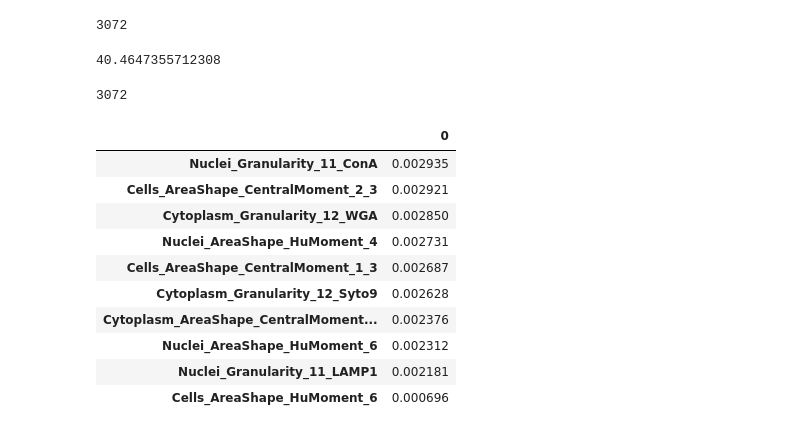
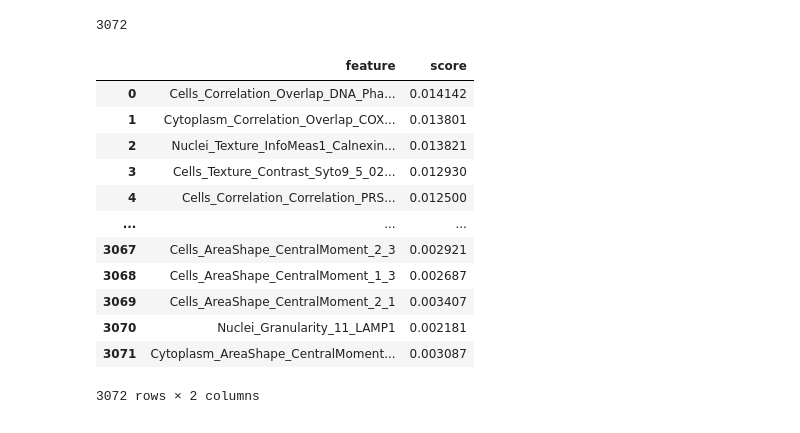
Before and after one commit to MerajRamezani/SABER_Pilot_data_analysis, a Jupyter notebook: SABER/8_PCA_feature_importance.ipynb, the cells around one changed output. Drawn from its saved outputs; the diff is of its cells as text; code cells hidden in the pictures.

```diff
--- a/SABER/8_PCA_feature_importance.ipynb
+++ b/SABER/8_PCA_feature_importance.ipynb
@@ -91,29 +94,28 @@ len(feature_dic)
 # %% [output]
 3072
 # %%
+# Sum up all the feature importance scores from each PC to calculate a final feature importance score
 feature_scores = {}
 added_values = 0
 for feature in feature_dic.keys():
     feature_scores[feature] = sum(feature_dic[feature])
     added_values += sum(feature_dic[feature])
-print(added_values)
 
 feature_scores_df = pd.DataFrame.from_dict(feature_scores, orient='index')
-len(feature_scores)
+feature_scores_df = feature_scores_df.reset_index().rename({"index":"feature",0:"score"},axis=1)
+feature_scores_df.to_csv(os.path.join(output_folder,'Hela_SABER_pilot_PCA_derived_feature_importance_scores.csv'),index = False)
+feature_scores_df
 # %% [output]
+|  | feature | score |
+| 0 | Cells_Correlation_Overlap_DNA_Pha... | 0.014142 |
+| 1 | Cytoplasm_Correlation_Overlap_COX... | 0.013801 |
+| 2 | Nuclei_Texture_InfoMeas1_Calnexin... | 0.013821 |
+| 3 | Cells_Texture_Contrast_Syto9_5_02... | 0.012930 |
+| 4 | Cells_Correlation_Correlation_PRS... | 0.012500 |
+| ... | ... | ... |
+| 3067 | Cells_AreaShape_CentralMoment_2_3 | 0.002921 |
+| 3068 | Cells_AreaShape_CentralMoment_1_3 | 0.002687 |
+| 3069 | Cells_AreaShape_CentralMoment_2_1 | 0.003407 |
+| 3070 | Nuclei_Granularity_11_LAMP1 | 0.002181 |
+| 3071 | Cytoplasm_AreaShape_CentralMoment... | 0.003087 |
-40.4647355712308
+3072 rows × 2 columns
-3072
-# %%
-feature_scores_df.sort_values(0,ascending = False).tail(10)
-# %% [output]
-|  | 0 |
-| Nuclei_Granularity_11_ConA | 0.002935 |
-| Cells_AreaShape_CentralMoment_2_3 | 0.002921 |
-| Cytoplasm_Granularity_12_WGA | 0.002850 |
-| Nuclei_AreaShape_HuMoment_4 | 0.002731 |
-| Cells_AreaShape_CentralMoment_1_3 | 0.002687 |
-| Cytoplasm_Granularity_12_Syto9 | 0.002628 |
-| Cytoplasm_AreaShape_CentralMoment... | 0.002376 |
-| Nuclei_AreaShape_HuMoment_6 | 0.002312 |
-| Nuclei_Granularity_11_LAMP1 | 0.002181 |
-| Cells_AreaShape_HuMoment_6 | 0.000696 |
```
Also changed, not shown: parts of 7 cells of this notebook, 16 other files.
